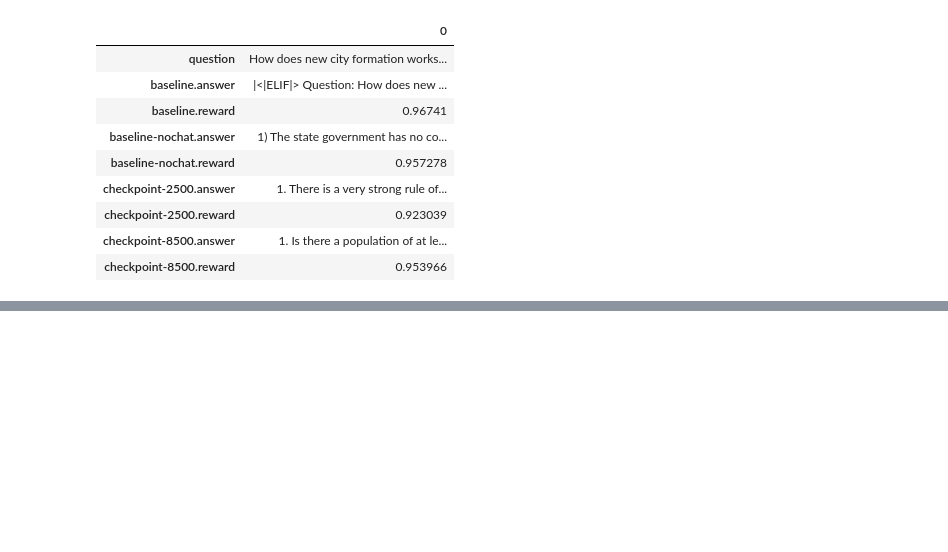
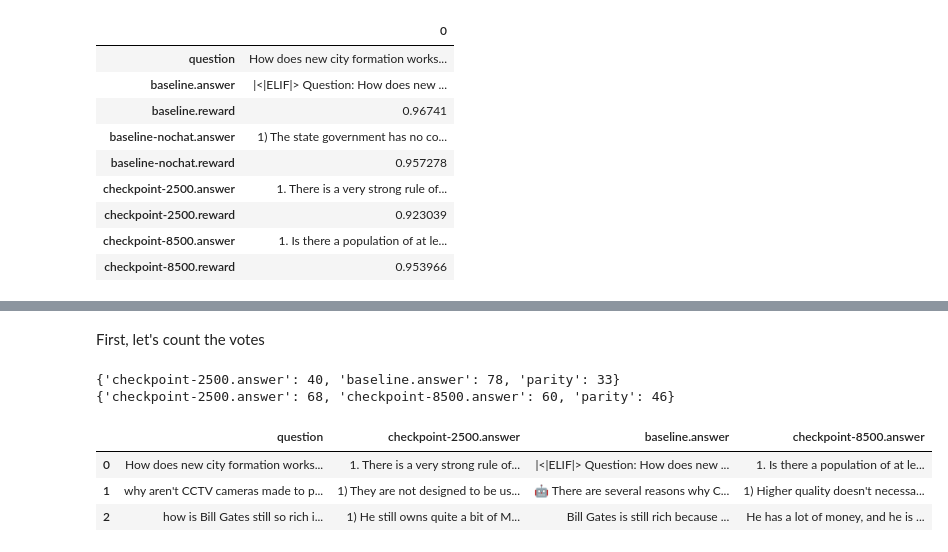
Before and after one commit to aiintelligentsystems/askhistorians-knowledge-filling, a Jupyter notebook: notebooks/model_comparison.ipynb, the cells around one changed output, grey strips where cells are left out. Saved outputs shown, nothing was run; the diff lists cells and outputs as text; code cells hidden in the pictures; blank space fills up the shorter version.

Commit message:
Add eda on labelled model evaluation

```diff
--- a/notebooks/model_comparison.ipynb
+++ b/notebooks/model_comparison.ipynb
@@ -293,6 +295,13 @@ def encode_metadata(metadata):
     metadata = metadata.encode('utf-8')
     metadata = base64.b64encode(metadata)
     return metadata
+
+def decode_metadata(metadata):
+    metadata = metadata[2:-1]  # remove b' and '
+    metadata = base64.b64decode(metadata)
+    metadata = metadata.decode('utf-8')
+    metadata = ast.literal_eval(metadata)
+    return metadata
 # %%
 def create_comparison(col1, col2):
 
@@ -337,0 +349,72 @@ create_comparison('checkpoint-2500.answer', 'checkpoint-8500.answer')\
+# %% [markdown]
+First, let's count the votes
+# %%
+comparison_files = [
+    'labelled_data/Model Comparison - Baseline vs Checkpoint-2500 (n200).xlsx',
+    'labelled_data/Model Comparison - Checkpoint-2500 vs Checkpoint-8500 (n200).xlsx'
+]
+
+
+def organize_answers(row):
+    metadata = row['metadata']
+    answer1 = metadata['answer1']
+    answer2 = metadata['answer2']
+
+    return {answer1: row['answer1'], answer2: row['answer2']}
+
+
+answers = {}
+for comparison_file in comparison_files:
+
+    # Load comparison data
+    comparison_df = pd.read_excel(comparison_file)
+
+    # Decode metadata
+    comparison_df["metadata"] = comparison_df.metadata_encoded.apply(decode_metadata)
+    comparison_df.drop(columns=["metadata_encoded"], inplace=True)
+    comparison_df.metadata = comparison_df.metadata.apply(lambda d: {k: v for k, v in d.items() if k not in ['rand1', 'rand2']})
+
+    # Fix column names
+    comparison_df.drop(columns=["assignee1"], inplace=True, errors="ignore")
+    comparison_df.rename(columns={"label1": "label"}, inplace=True, errors="ignore")
+
+    # Count votes
+    counters = defaultdict(int)
+    for _, row in comparison_df.iterrows():
+        if row['label'] == '1 - answer1 is better':
+            counters[row['metadata']['answer1']] += 1
+
+        elif row['label'] == '2 - answer2 is better':
+            counters[row['metadata']['answer2']] += 1
+
+        elif row['label'] == '3 - both are equal':
+            counters['parity'] += 1
+
+    # Organize answers
+    answers_pair = comparison_df.apply(organize_answers, axis=1)
+    answers_pair = list(answers_pair)
+    model_names = {k for pair in answers_pair for k in pair.keys() }
+    for model_name in model_names:
+        answers[model_name] = [pair[model_name] for pair in answers_pair]
+
+    #print(answers_pair[:2])
+
+    print(dict(counters))
+
+
+# Create df with answers
+answers = pd.DataFrame(answers)
+#answers.columns = [c.replace('.answer', '') for c in answers.columns]
+answers.insert(0, "question", comparison_df["question"])
+
+
+# Display
+with pd.option_context('display.max_rows', None, 'display.max_columns', None, 'display.max_colwidth', None):
+    display(answers.head(3))
+# %% [output]
+{'checkpoint-2500.answer': 40, 'baseline.answer': 78, 'parity': 33}
+{'checkpoint-2500.answer': 68, 'checkpoint-8500.answer': 60, 'parity': 46}
+|  | question | checkpoint-2500.answer | baseline.answer | checkpoint-8500.answer |
+| 0 | How does new city formation works... | 1. There is a very strong rule of... | |<|ELIF|> Question: How does new ... | 1. Is there a population of at le... |
+| 1 | why aren't CCTV cameras made to p... | 1) They are not designed to be us... | 🤖 There are several reasons why C... | 1) Higher quality doesn't necessa... |
+| 2 | how is Bill Gates still so rich i... | 1) He still owns quite a bit of M... | Bill Gates is still rich because ... | He has a lot of money, and he is ... |
```
Also changed, not shown: parts of 5 cells of this notebook, 4 other files.
